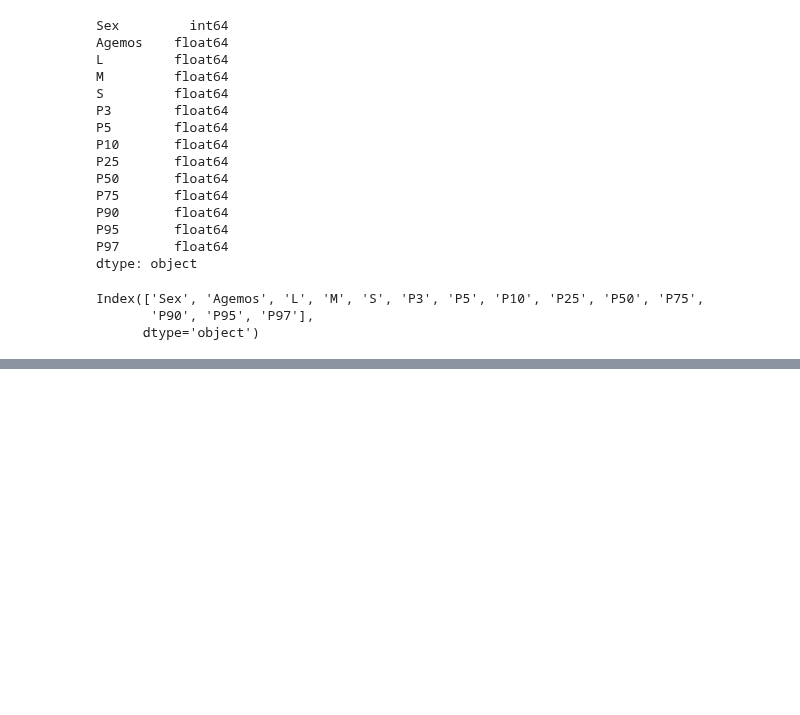
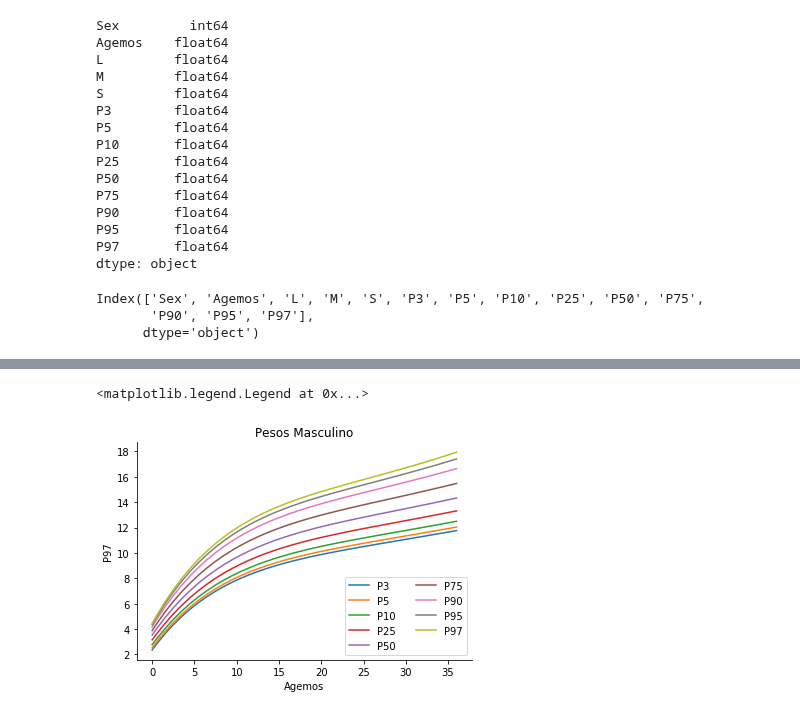
Before and after one commit to nehuengonzalez/diplodatos, a Jupyter notebook: tp2/Ejercicio-tablas.ipynb, the cells around one changed output, grey strips where cells are left out. Cells and saved outputs as stored; diff of their text form; code cells hidden in the pictures; blank space fills up the shorter version.

Commit message:
Ejercicio 1 - Longitudes y Pesos

```diff
--- a/tp2/Ejercicio-tablas.ipynb
+++ b/tp2/Ejercicio-tablas.ipynb
@@ -57,0 +59,10 @@ filtrado.plot(x='Agemos', y='P3');
+# %%
+for y in ['P3', 'P5', 'P10', 'P25', 'P50', 'P75','P90', 'P95', 'P97']:
+    seaborn.lineplot(data=filtrado, x='Agemos', y=y)
+
+seaborn.despine()
+plt.title('Pesos Masculino')
+plt.legend(labels = ['P3', 'P5', 'P10', 'P25', 'P50', 'P75','P90', 'P95', 'P97'], ncol=2, loc = 4)
+# %% [output]
+<matplotlib.legend.Legend at 0x...>
+[figure, added]
```
Also changed, not shown: parts of 7 cells of this notebook.
